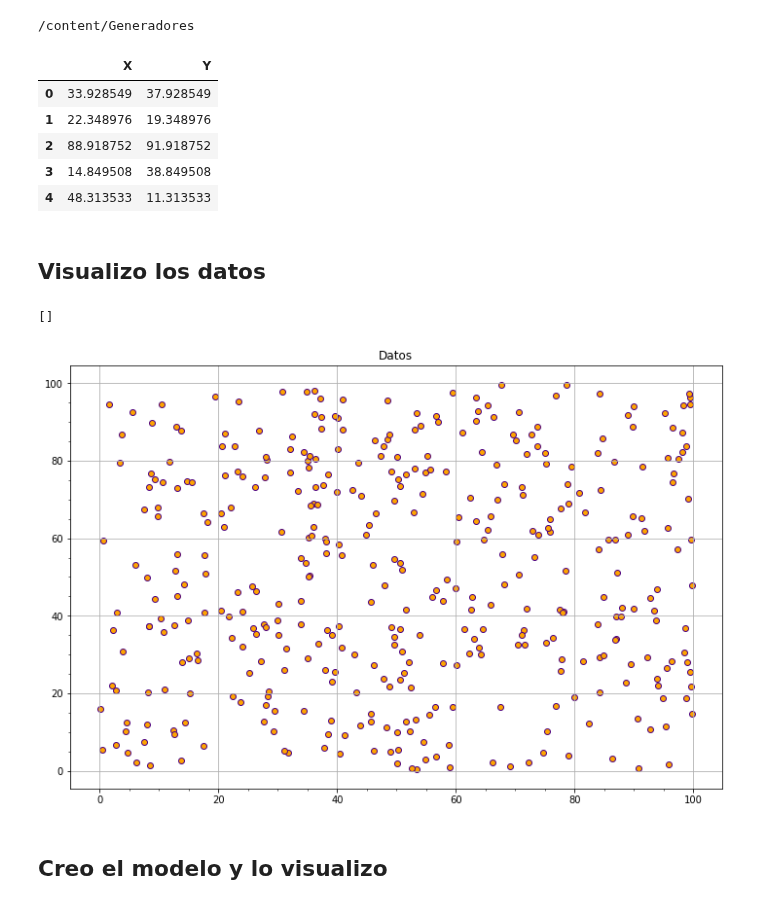
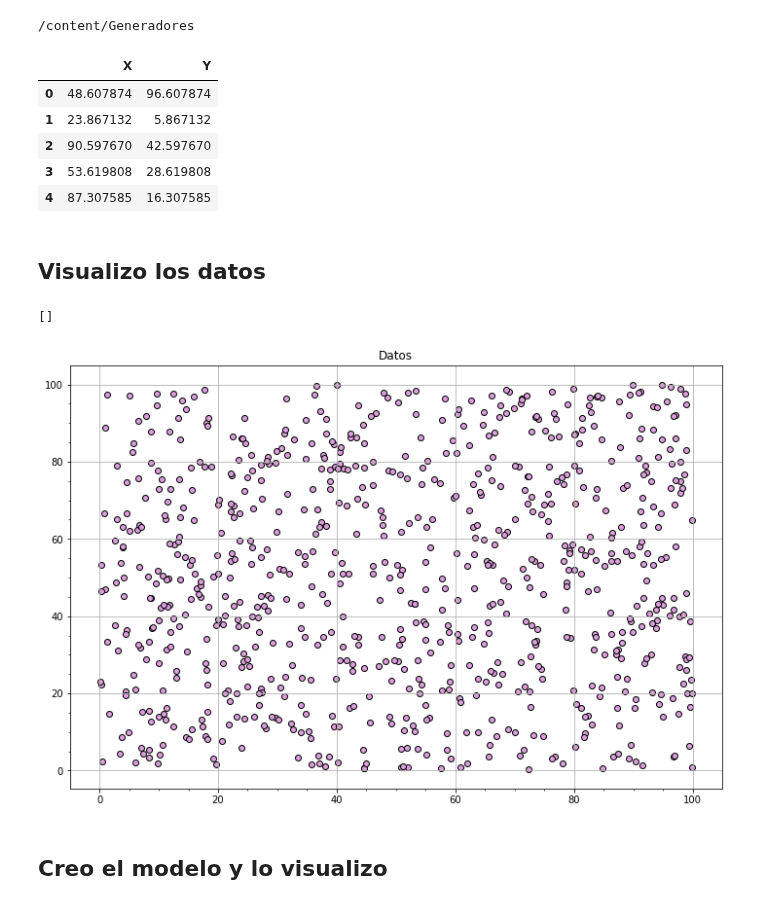
Before and after one commit to Radhe-0/Practicas, a Jupyter notebook: Machine Learning/KMeans_Clustering_1.ipynb, the cells around one changed output. Drawn from its saved outputs; the diff is of its cells as text; code cells hidden in the pictures.

```diff
--- a/Machine Learning/KMeans_Clustering_1.ipynb
+++ b/Machine Learning/KMeans_Clustering_1.ipynb
@@ -24,32 +24,32 @@ import pandas as pd
 
 # Cargo los datos y los coloco en un Data Frame
 
-datos = DatosClusters(400)
+datos = DatosClusters(800)
 
 df = pd.DataFrame(datos, columns=['X','Y'])
 
 df.head()
 # %% [output]
 |  | X | Y |
-| 0 | 33.928549 | 37.928549 |
-| 1 | 22.348976 | 19.348976 |
-| 2 | 88.918752 | 91.918752 |
-| 3 | 14.849508 | 38.849508 |
-| 4 | 48.313533 | 11.313533 |
+| 0 | 48.607874 | 96.607874 |
+| 1 | 23.867132 | 5.867132 |
+| 2 | 90.597670 | 42.597670 |
+| 3 | 53.619808 | 28.619808 |
+| 4 | 87.307585 | 16.307585 |
 # %% [markdown]
 ## Visualizo los datos
 # %%
 import matplotlib.pyplot as plt
 
 fig, ax = plt.subplots(figsize=(12, 8))
-ax.scatter(x='X',y='Y',data=df,color='orange',edgecolors='indigo')
+ax.scatter(x='X',y='Y',data=df,color='plum',edgecolors='black')
 plt.grid()
 plt.title('Datos')
 plt.minorticks_on()
 plt.plot()
 # %% [output]
 []
-[figure, old version]
+[figure, new version]
 # %% [markdown]
 ## Creo el modelo y lo visualizo
 # %%
```
Also changed, not shown: parts of 1 cell of this notebook.
